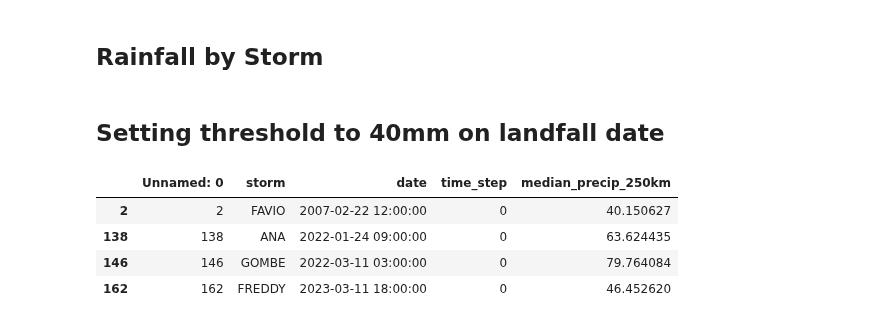
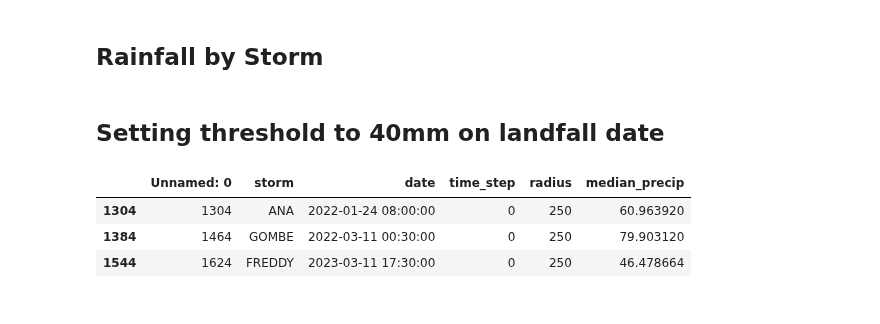
Before and after one commit to OCHA-DAP/ds-aa-moz-cyclones, a Jupyter notebook: analysis/03.1_setting_rainfall_thresholds.ipynb, the cells around one changed output. Cells and saved outputs as stored; diff of their text form; code cells hidden in the pictures.

```diff
--- a/analysis/03.1_setting_rainfall_thresholds.ipynb
+++ b/analysis/03.1_setting_rainfall_thresholds.ipynb
@@ -85,22 +118,24 @@ fig.show()
 ## Rainfall by Storm
 # %%
 # Filter data for time_step = 0
-df_time_step_0 = df_imerg[df_imerg["time_step"] == 0]
+df_time_step_0 = df_imerg[
+    (df_imerg["time_step"] == 0) & (df_imerg["radius"] == 250)
+]
 
 # Sort the values by median_precip_250km in descending order
 df_time_step_0_sorted = df_time_step_0.sort_values(
-    by="median_precip_250km", ascending=False
+    by="median_precip", ascending=False
 )
 
 # Plot with Plotly
 fig = px.bar(
     df_time_step_0_sorted,
-    x="median_precip_250km",
+    x="median_precip",
     y="storm",
     title="Rainfall on Landfall Date for Each Storm",
     labels={
         "storm": "Storm",
-        "median_precip_250km": "Median Precipitation (in 250km radius)",
+        "median_precip": "Median Precipitation (in 250km radius)",
     },
     orientation="h",
 )
@@ -109,10 +159,9 @@ fig.show()
 # %% [markdown]
 ## Setting threshold to 40mm on landfall date
 # %%
-df_time_step_0[df_time_step_0["median_precip_250km"] >= 40]
+df_time_step_0[df_time_step_0["median_precip"] >= 40]
 # %% [output]
-|  | Unnamed: 0 | storm | date | time_step | median_precip_250km |
-| 2 | 2 | FAVIO | 2007-02-22 12:00:00 | 0 | 40.150627 |
-| 138 | 138 | ANA | 2022-01-24 09:00:00 | 0 | 63.624435 |
-| 146 | 146 | GOMBE | 2022-03-11 03:00:00 | 0 | 79.764084 |
-| 162 | 162 | FREDDY | 2023-03-11 18:00:00 | 0 | 46.452620 |
+|  | Unnamed: 0 | storm | date | time_step | radius | median_precip |
+| 1304 | 1304 | ANA | 2022-01-24 08:00:00 | 0 | 250 | 60.963920 |
+| 1384 | 1464 | GOMBE | 2022-03-11 00:30:00 | 0 | 250 | 79.903120 |
+| 1544 | 1624 | FREDDY | 2023-03-11 17:30:00 | 0 | 250 | 46.478664 |
```
Also changed, not shown: parts of 7 cells of this notebook, 23 other files.
